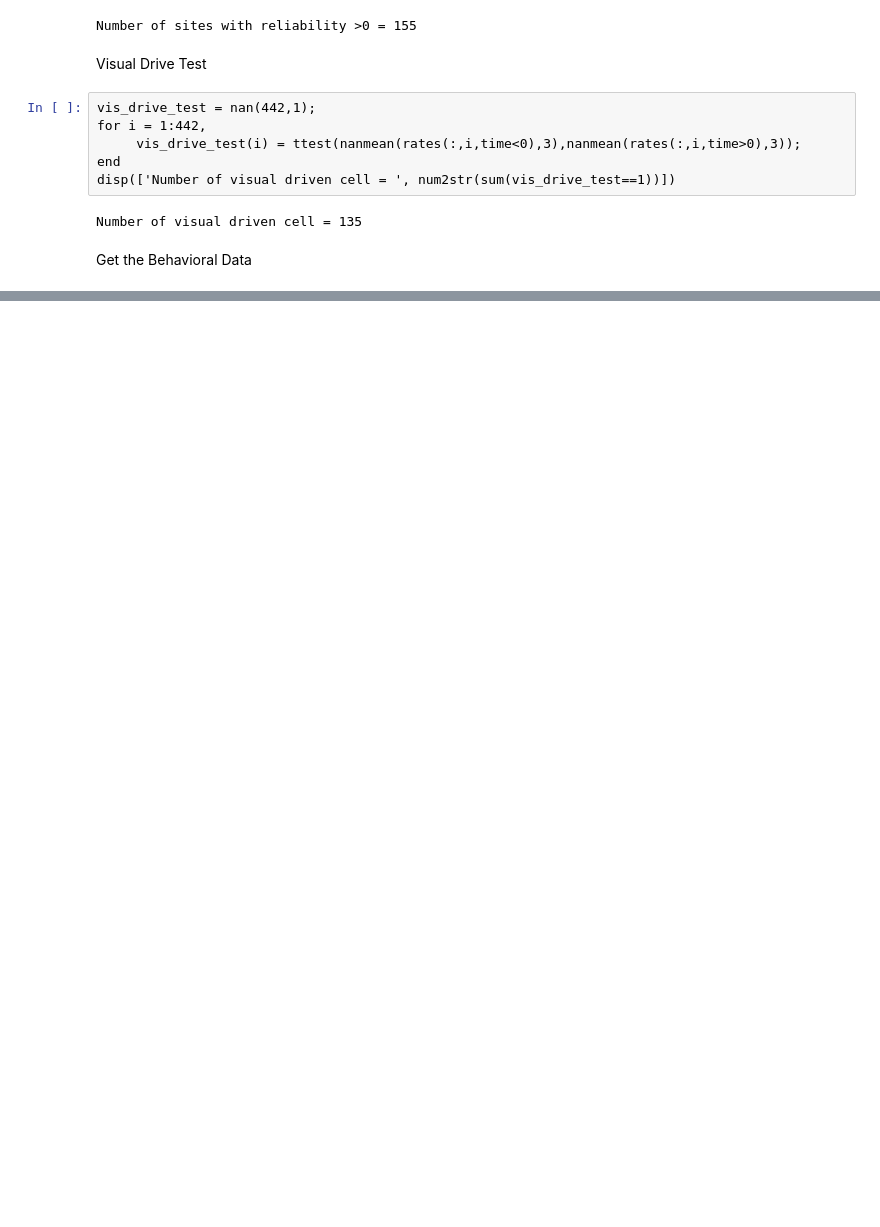
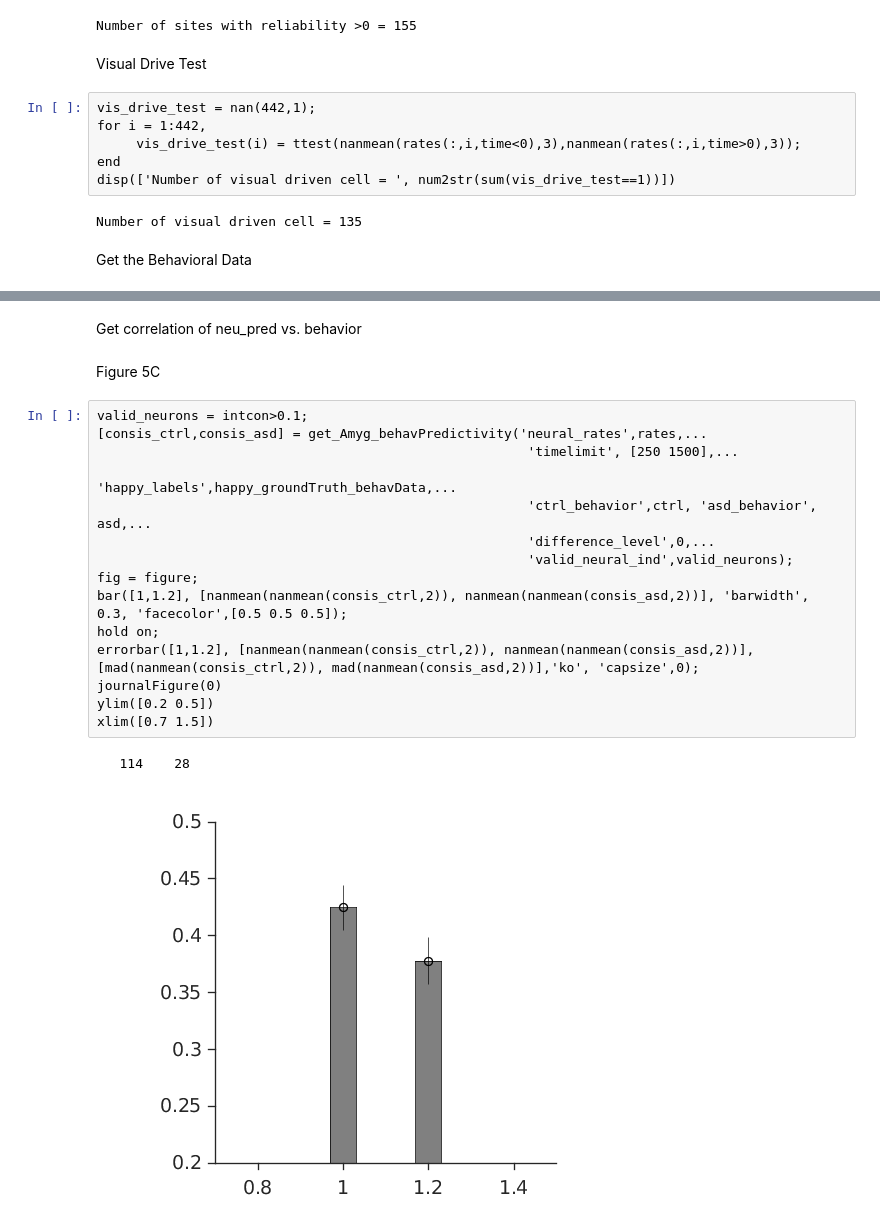
Before and after one commit to kohitij-kar/2021_faceEmotion_ASD, a Jupyter notebook: amyg_utils/amyg_ana.ipynb, the cells around one changed output, grey strips where cells are left out. Cells and saved outputs as stored; diff of their text form; blank space fills up the shorter version.

```diff
--- a/amyg_utils/amyg_ana.ipynb
+++ b/amyg_utils/amyg_ana.ipynb
@@ -28,0 +61,22 @@ asd = reshape(asd,[],size(asd,3));
+# %% [markdown]
+Get correlation of neu_pred vs. behavior
+# %% [markdown]
+Figure 5C
+# %%
+valid_neurons = intcon>0.1;
+[consis_ctrl,consis_asd] = get_Amyg_behavPredictivity('neural_rates',rates,...
+                                                       'timelimit', [250 1500],...
+                                                       'happy_labels',happy_groundTruth_behavData,...
+                                                       'ctrl_behavior',ctrl, 'asd_behavior', asd,...
+                                                       'difference_level',0,...
+                                                       'valid_neural_ind',valid_neurons);
+fig = figure;
+bar([1,1.2], [nanmean(nanmean(consis_ctrl,2)), nanmean(nanmean(consis_asd,2))], 'barwidth', 0.3, 'facecolor',[0.5 0.5 0.5]);
+hold on;
+errorbar([1,1.2], [nanmean(nanmean(consis_ctrl,2)), nanmean(nanmean(consis_asd,2))], [mad(nanmean(consis_ctrl,2)), mad(nanmean(consis_asd,2))],'ko', 'capsize',0);
+journalFigure(0)
+ylim([0.2 0.5])
+xlim([0.7 1.5])
+# %% [output]
+   114    28
+[figure, added]
```
Also changed, not shown: parts of 6 cells of this notebook, 8 other files.
